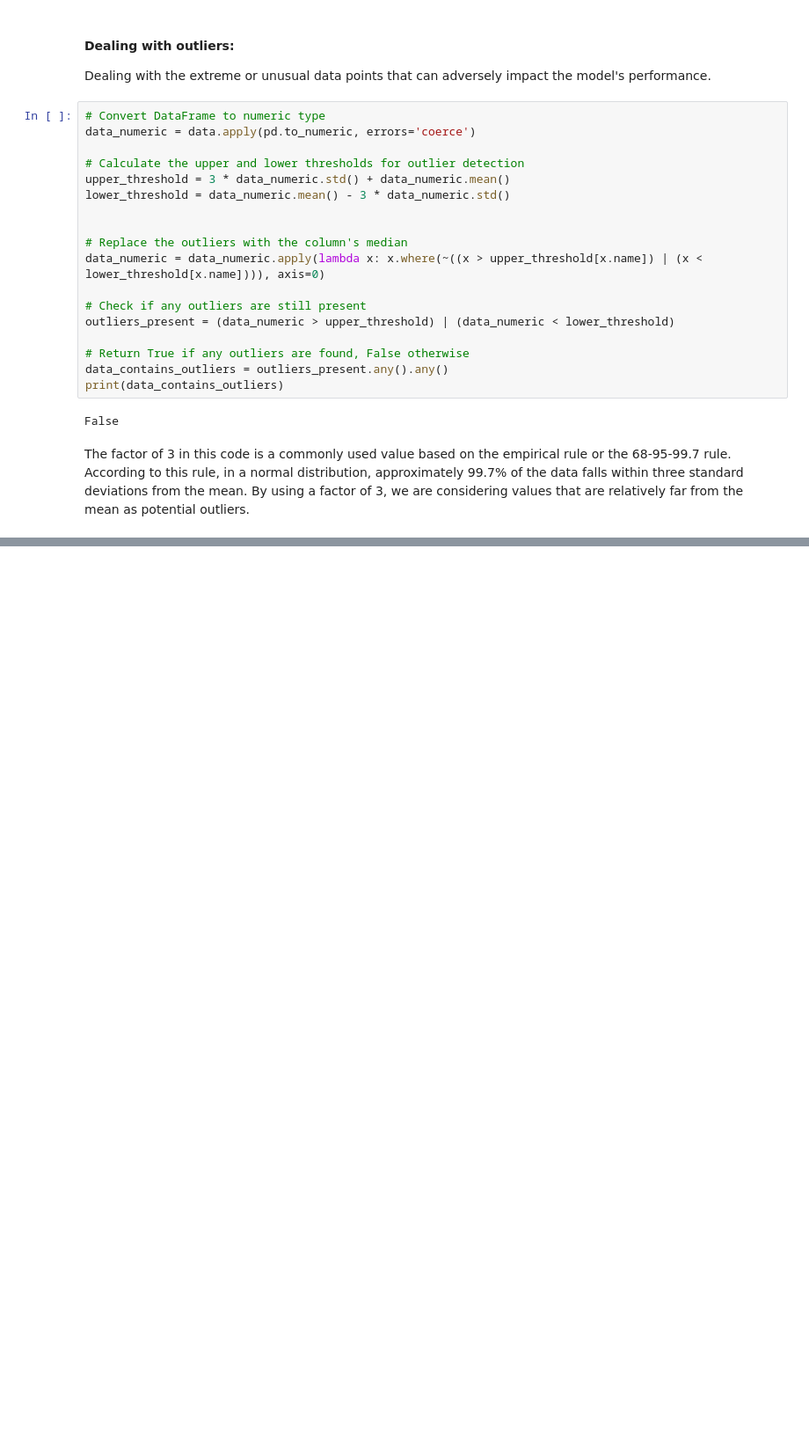
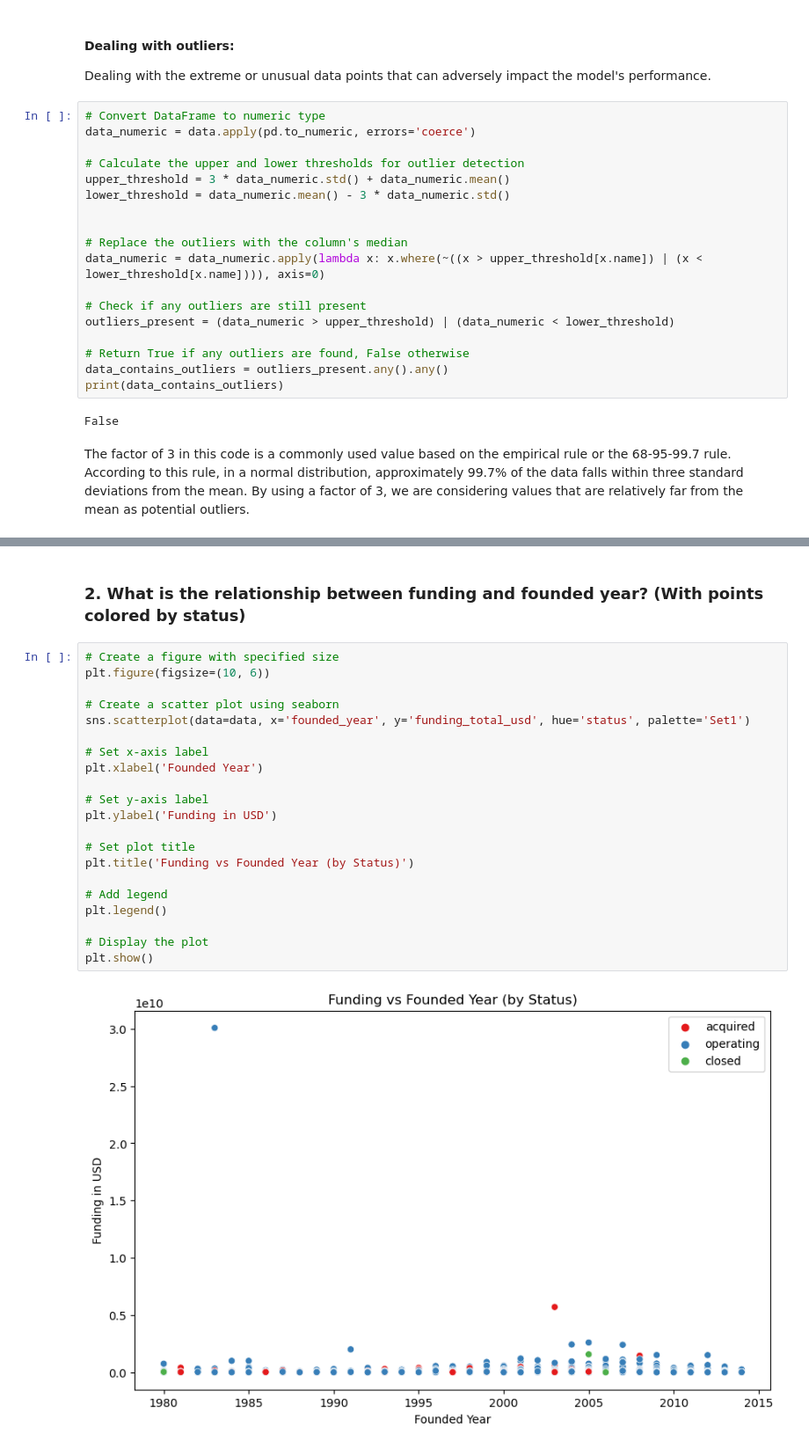
Before and after one commit to FirenziaF/STARTUP-FUNDING-ANALYSIS, a Jupyter notebook: notebook.ipynb, the cells around one changed output, grey strips where cells are left out. Shown at 88% size. Saved outputs shown, nothing was run; the diff lists cells and outputs as text; blank space fills up the shorter version.

```diff
--- a/notebook.ipynb
+++ b/notebook.ipynb
@@ -393,0 +547,25 @@ The factor of 3 in this code is a commonly used value based on the empirical rul
+# %% [markdown]
+### 2. What is the relationship between funding and founded year? (With points colored by status)
+# %%
+# Create a figure with specified size
+plt.figure(figsize=(10, 6))
+
+# Create a scatter plot using seaborn
+sns.scatterplot(data=data, x='founded_year', y='funding_total_usd', hue='status', palette='Set1')
+
+# Set x-axis label
+plt.xlabel('Founded Year')
+
+# Set y-axis label
+plt.ylabel('Funding in USD')
+
+# Set plot title
+plt.title('Funding vs Founded Year (by Status)')
+
+# Add legend
+plt.legend()
+
+# Display the plot
+plt.show()
+# %% [output]
+[figure, added]
```
Also changed, not shown: parts of 28 cells of this notebook.
